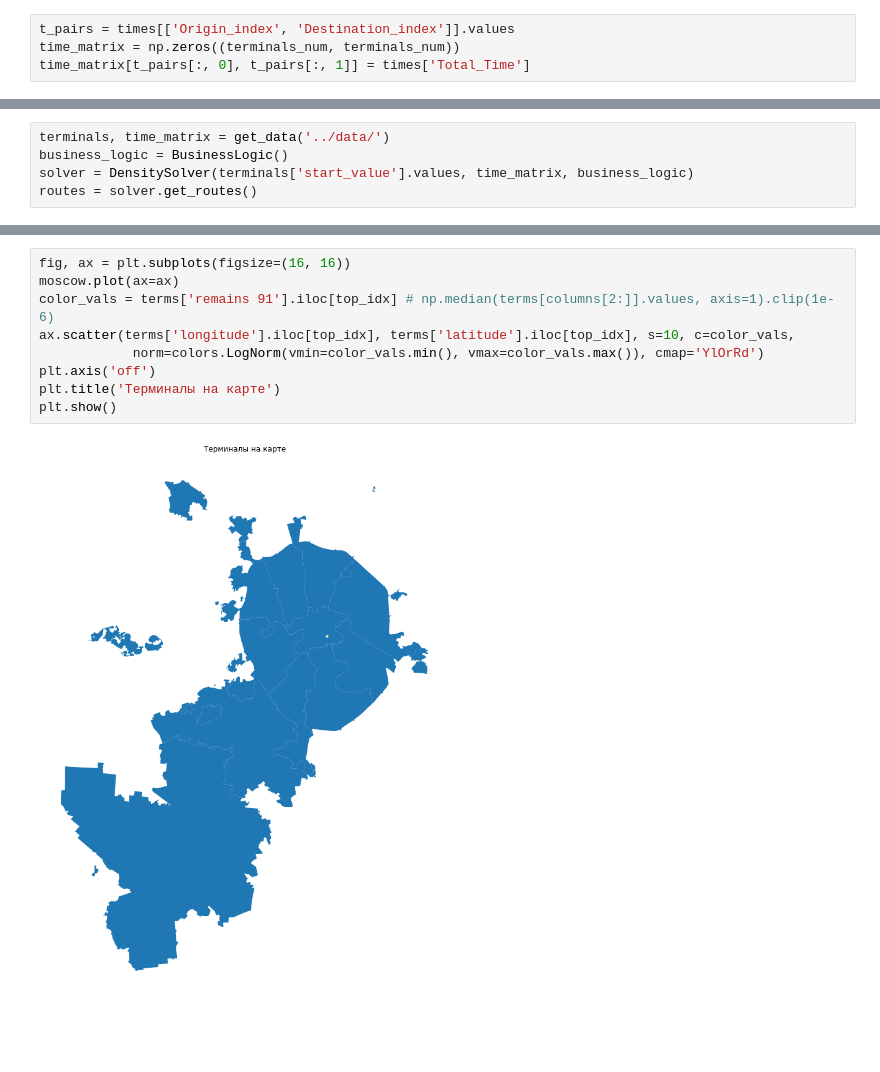
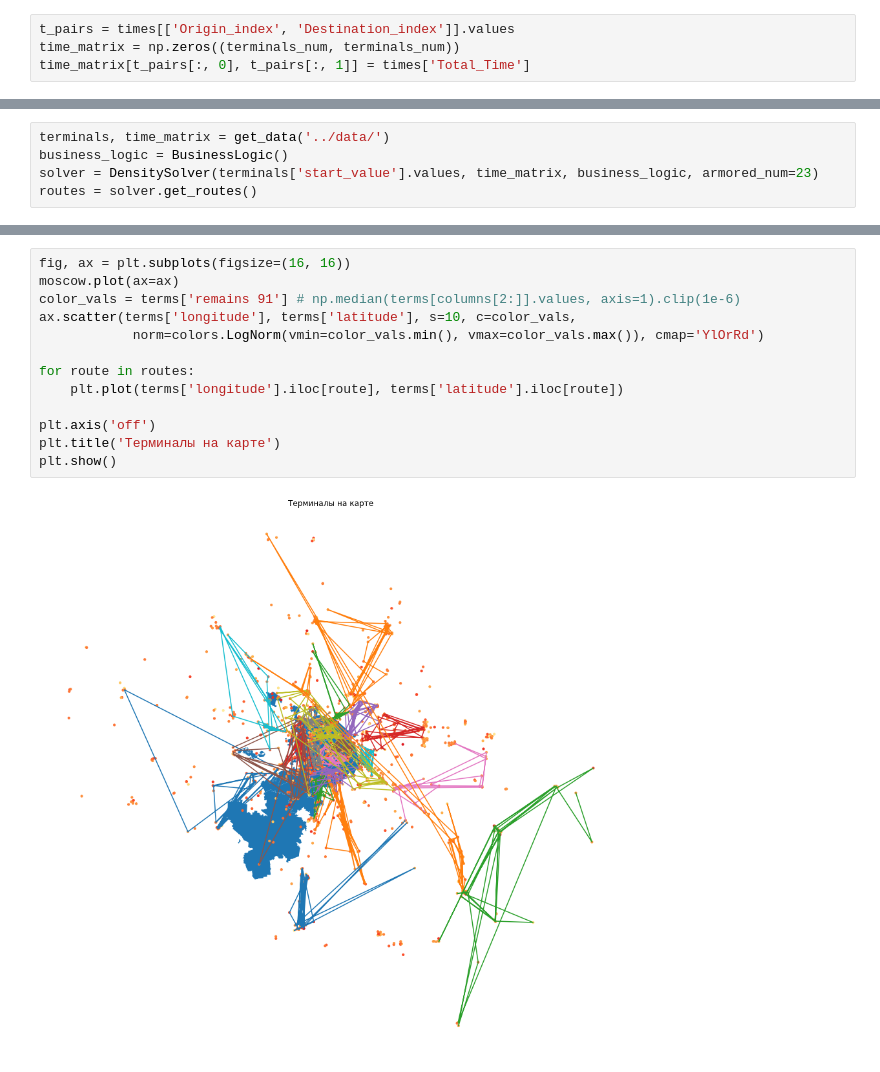
Before and after one commit to black-boomerang/armored-truck-routes, a Jupyter notebook: analysis/data_analysis.ipynb, the cells around one changed output, grey strips where cells are left out. Drawn from its saved outputs; the diff is of its cells as text; blank space fills up the shorter version.

```diff
--- a/analysis/data_analysis.ipynb
+++ b/analysis/data_analysis.ipynb
@@ -131,5 +128,5 @@ The autoreload extension is already loaded. To reload it, use:
 # %%
 terminals, time_matrix = get_data('../data/')
 business_logic = BusinessLogic()
-solver = DensitySolver(terminals['start_value'].values, time_matrix, business_logic)
+solver = DensitySolver(terminals['start_value'].values, time_matrix, business_logic, armored_num=23)
 routes = solver.get_routes()
@@ -153,11 +164,15 @@ top_idx = np.where(dbscan.labels_ == 0)[0]
 # %%
 fig, ax = plt.subplots(figsize=(16, 16))
 moscow.plot(ax=ax)
-color_vals = terms['remains 91'].iloc[top_idx] # np.median(terms[columns[2:]].values, axis=1).clip(1e-6)
-ax.scatter(terms['longitude'].iloc[top_idx], terms['latitude'].iloc[top_idx], s=10, c=color_vals,
+color_vals = terms['remains 91'] # np.median(terms[columns[2:]].values, axis=1).clip(1e-6)
+ax.scatter(terms['longitude'], terms['latitude'], s=10, c=color_vals,
             norm=colors.LogNorm(vmin=color_vals.min(), vmax=color_vals.max()), cmap='YlOrRd')
+
+for route in routes:
+    plt.plot(terms['longitude'].iloc[route], terms['latitude'].iloc[route])
+
 plt.axis('off')
 plt.title('Терминалы на карте')
 plt.show()
 # %% [output]
-[figure, old version]
+[figure, new version]
```
Also changed, not shown: parts of 6 cells of this notebook, 1 other file.
